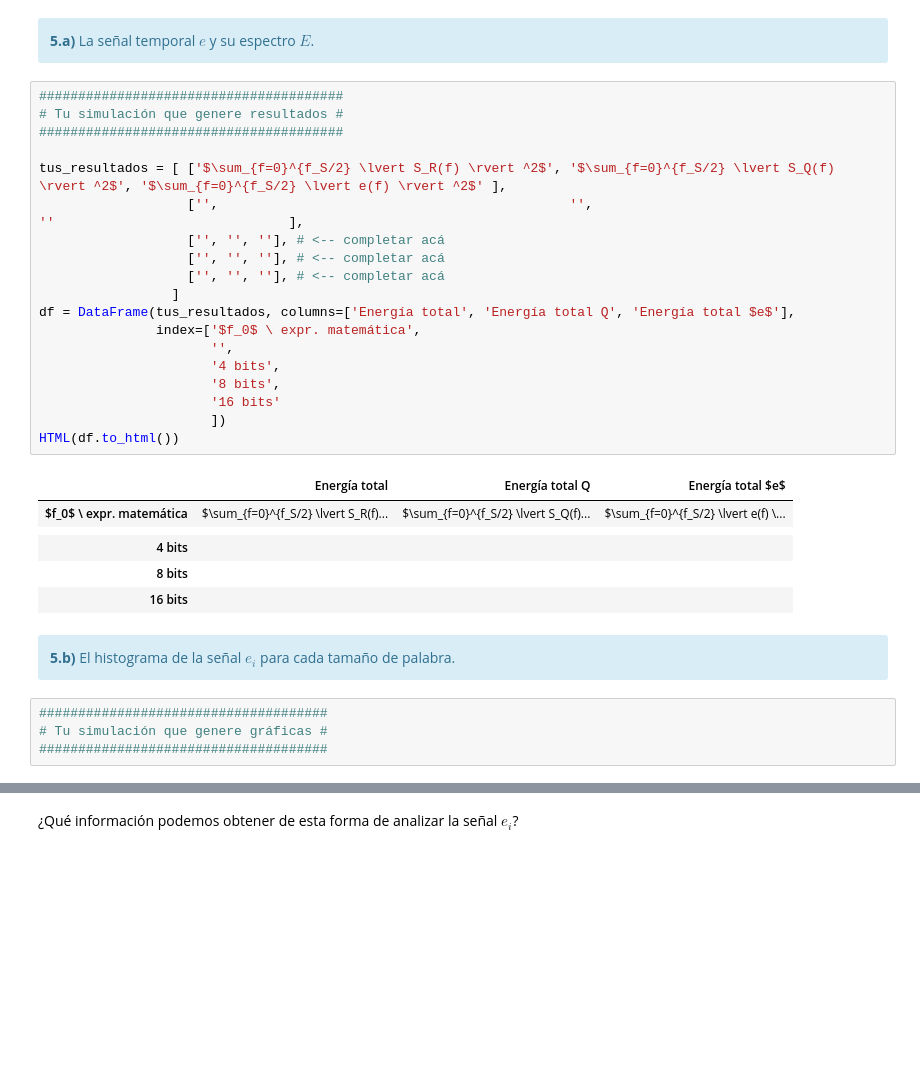
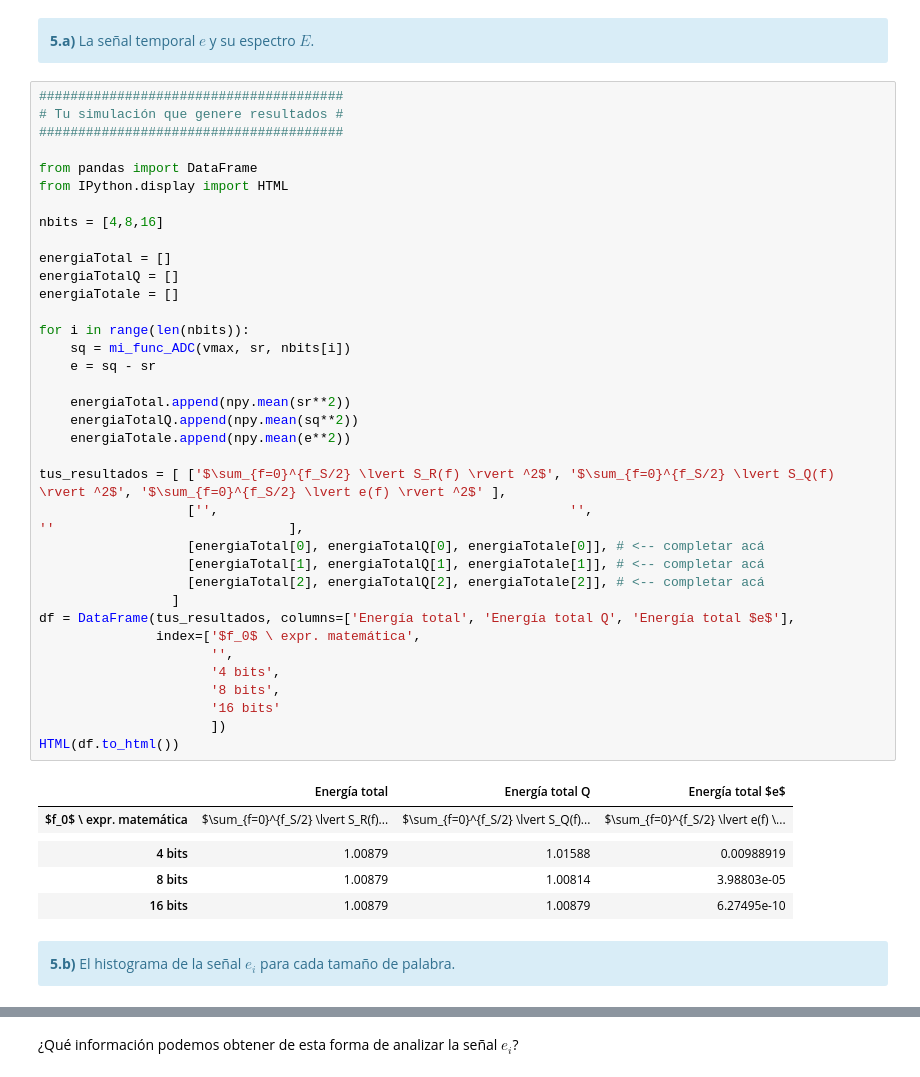
Before and after one commit to jbl95/pds-trabajosPracticos, a Jupyter notebook: TP1 - Muestreo de señales - Forurier.ipynb, the cells around one changed output, grey strips where cells are left out. Cells and saved outputs as stored; diff of their text form; blank space fills up the shorter version.

```diff
--- a/TP1 - Muestreo de señales - Forurier.ipynb
+++ b/TP1 - Muestreo de señales - Forurier.ipynb
@@ -1610,34 +1618,47 @@ La señal temporal $e$ y su espectro $E$.
 # %%
 #######################################
 # Tu simulación que genere resultados #
 #######################################
 
+from pandas import DataFrame
+from IPython.display import HTML
+
+nbits = [4,8,16]
+
+energiaTotal = []
+energiaTotalQ = []
+energiaTotale = []
+
+for i in range(len(nbits)):
+    sq = mi_func_ADC(vmax, sr, nbits[i])
+    e = sq - sr
+
+    energiaTotal.append(npy.mean(sr**2))
+    energiaTotalQ.append(npy.mean(sq**2))
+    energiaTotale.append(npy.mean(e**2))
+
 tus_resultados = [ ['$\sum_{f=0}^{f_S/2} \lvert S_R(f) \rvert ^2$', '$\sum_{f=0}^{f_S/2} \lvert S_Q(f) \rvert ^2$', '$\sum_{f=0}^{f_S/2} \lvert e(f) \rvert ^2$' ],
                    ['',                                             '',                                             ''                              ],
-                   ['', '', ''], # <-- completar acá
-                   ['', '', ''], # <-- completar acá
-                   ['', '', ''], # <-- completar acá
+                   [energiaTotal[0], energiaTotalQ[0], energiaTotale[0]], # <-- completar acá
+                   [energiaTotal[1], energiaTotalQ[1], energiaTotale[1]], # <-- completar acá
+                   [energiaTotal[2], energiaTotalQ[2], energiaTotale[2]], # <-- completar acá
                  ]
 df = DataFrame(tus_resultados, columns=['Energía total', 'Energía total Q', 'Energía total $e$'],
                index=['$f_0$ \ expr. matemática',
                       '',
                       '4 bits',
                       '8 bits',
                       '16 bits'
                       ])
 HTML(df.to_html())
 # %% [output]
 |  | Energía total | Energía total Q | Energía total $e$ |
 | $f_0$ \ expr. matemática | $\sum_{f=0}^{f_S/2} \lvert S_R(f)... | $\sum_{f=0}^{f_S/2} \lvert S_Q(f)... | $\sum_{f=0}^{f_S/2} \lvert e(f) \... |
 |  |  |  |  |
-| 4 bits |  |  |  |
-| 8 bits |  |  |  |
-| 16 bits |  |  |  |
+| 4 bits | 1.00879 | 1.01588 | 0.00988919 |
+| 8 bits | 1.00879 | 1.00814 | 3.98803e-05 |
+| 16 bits | 1.00879 | 1.00879 | 6.27495e-10 |
 # %% [markdown]
 <div class="alert alert-block alert-info">
 <b>5.b)</b> El histograma de la señal $e_i$ para cada tamaño de palabra.
 </div>
-# %%
-#####################################
-# Tu simulación que genere gráficas #
-#####################################
```
Also changed, not shown: parts of 6 cells of this notebook.
